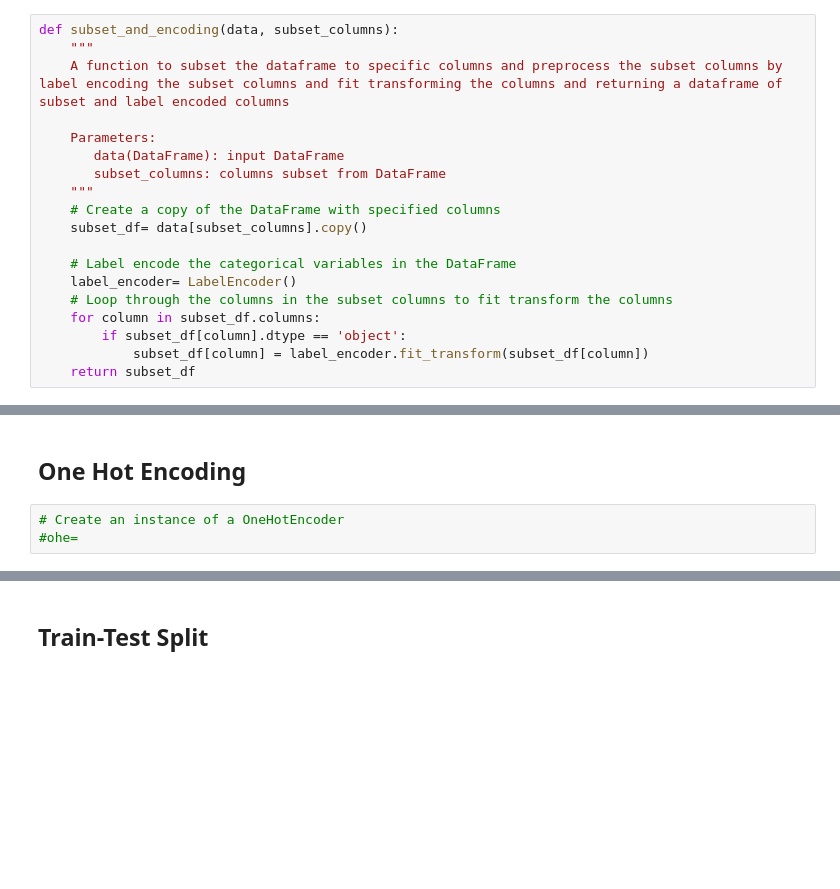
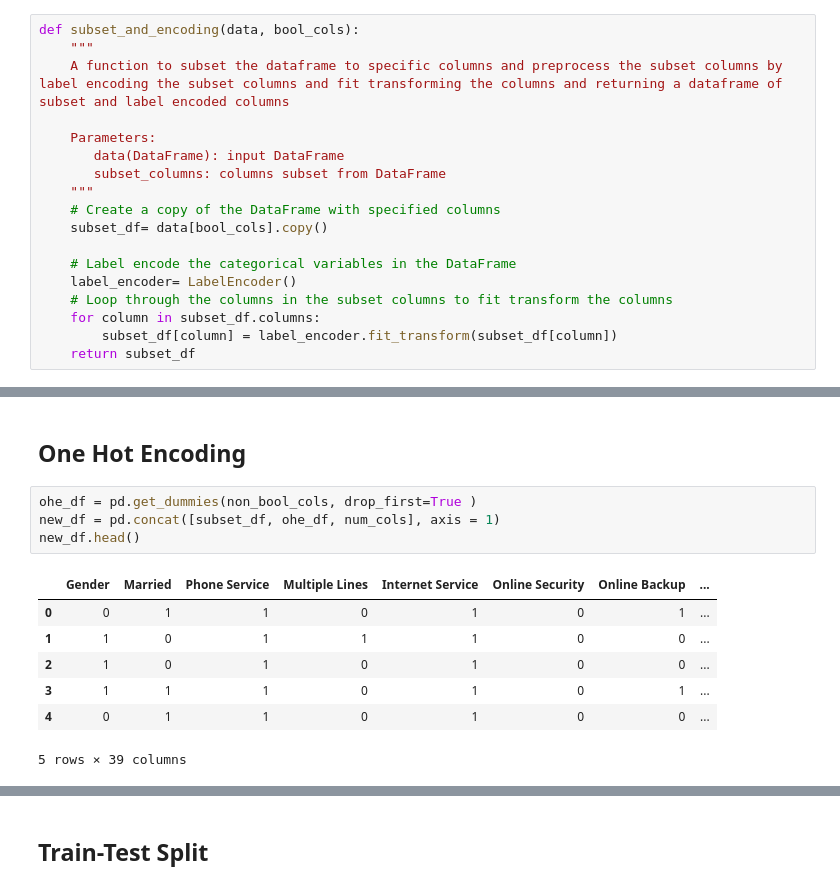
Before and after one commit to KoriMigan/Churn-Telecom-Project, a Jupyter notebook: index.ipynb, the cells around one changed output, grey strips where cells are left out. Saved outputs shown, nothing was run; the diff lists cells and outputs as text; blank space fills up the shorter version.

```diff
--- a/index.ipynb
+++ b/index.ipynb
@@ -575,7 +620,7 @@ df.select_dtypes(exclude='number').head()
 # %% [markdown]
 ### Subset and encoding
 # %%
-def subset_and_encoding(data, subset_columns):
+def subset_and_encoding(data, bool_cols):
     """
     A function to subset the dataframe to specific columns and preprocess the subset columns by label encoding the subset columns and fit transforming the columns and returning a dataframe of subset and label encoded columns
 
@@ -584,14 +629,13 @@ def subset_and_encoding(data, subset_columns):
        subset_columns: columns subset from DataFrame
     """
     # Create a copy of the DataFrame with specified columns
-    subset_df= data[subset_columns].copy()
+    subset_df= data[bool_cols].copy()
 
     # Label encode the categorical variables in the DataFrame
     label_encoder= LabelEncoder()
     # Loop through the columns in the subset columns to fit transform the columns
     for column in subset_df.columns:
-        if subset_df[column].dtype == 'object':
-            subset_df[column] = label_encoder.fit_transform(subset_df[column])
+        subset_df[column] = label_encoder.fit_transform(subset_df[column])
     return subset_df
 # %%
 # Specify columns to be subset
@@ -612,5 +657,14 @@ subset_df.head()
 # %% [markdown]
 ## One Hot Encoding
-# %%
-# Create an instance of a OneHotEncoder
-#ohe=
+# %%
+ohe_df = pd.get_dummies(non_bool_cols, drop_first=True )
+new_df = pd.concat([subset_df, ohe_df, num_cols], axis = 1)
+new_df.head()
+# %% [output]
+|  | Gender | Married | Phone Service | Multiple Lines | Internet Service | Online Security | Online Backup | ... |
+| 0 | 0 | 1 | 1 | 0 | 1 | 0 | 1 | ... |
+| 1 | 1 | 0 | 1 | 1 | 1 | 0 | 0 | ... |
+| 2 | 1 | 0 | 1 | 0 | 1 | 0 | 0 | ... |
+| 3 | 1 | 1 | 1 | 0 | 1 | 0 | 1 | ... |
+| 4 | 0 | 1 | 1 | 0 | 1 | 0 | 0 | ... |
+5 rows × 39 columns
```
Also changed, not shown: parts of 11 cells of this notebook.
